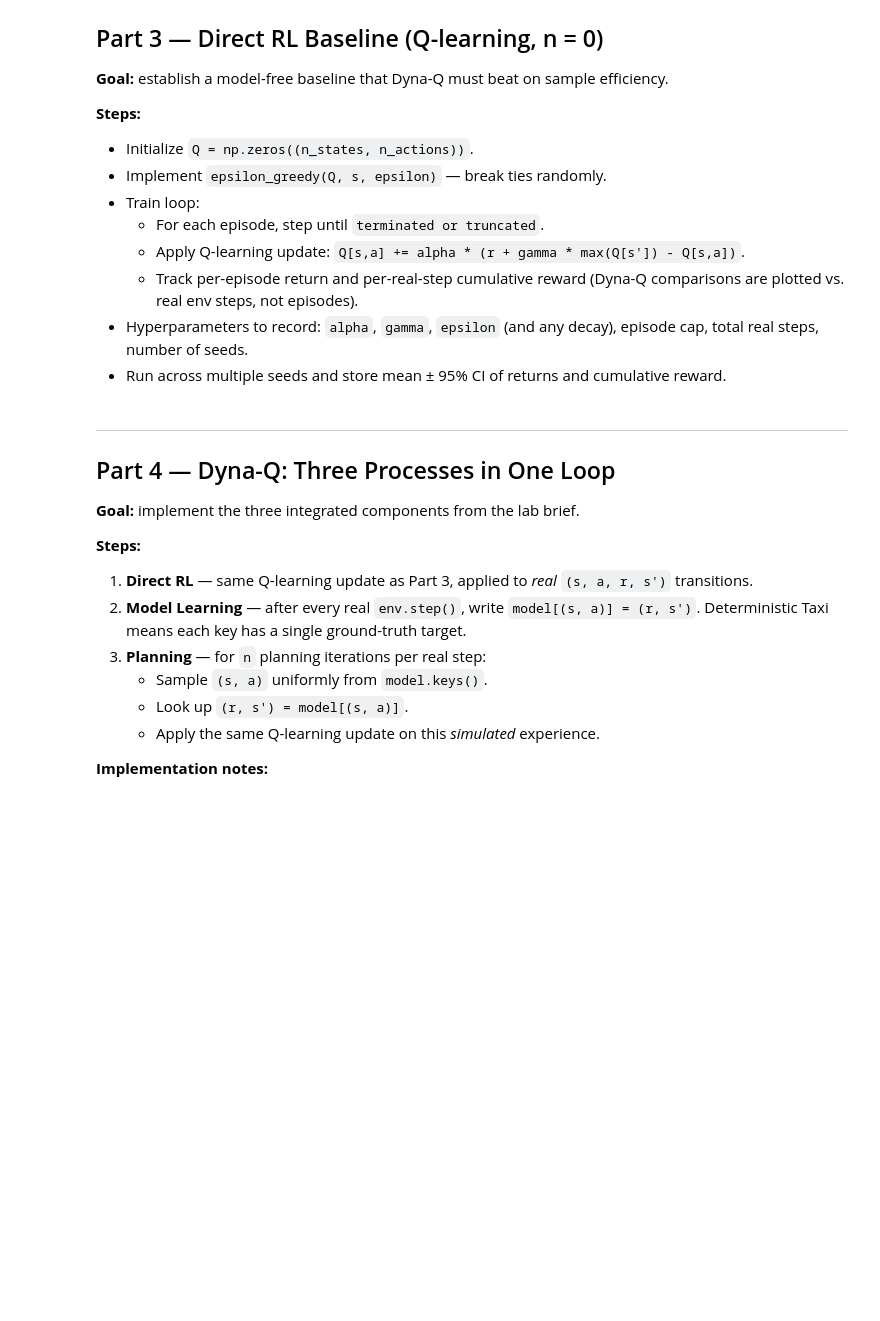
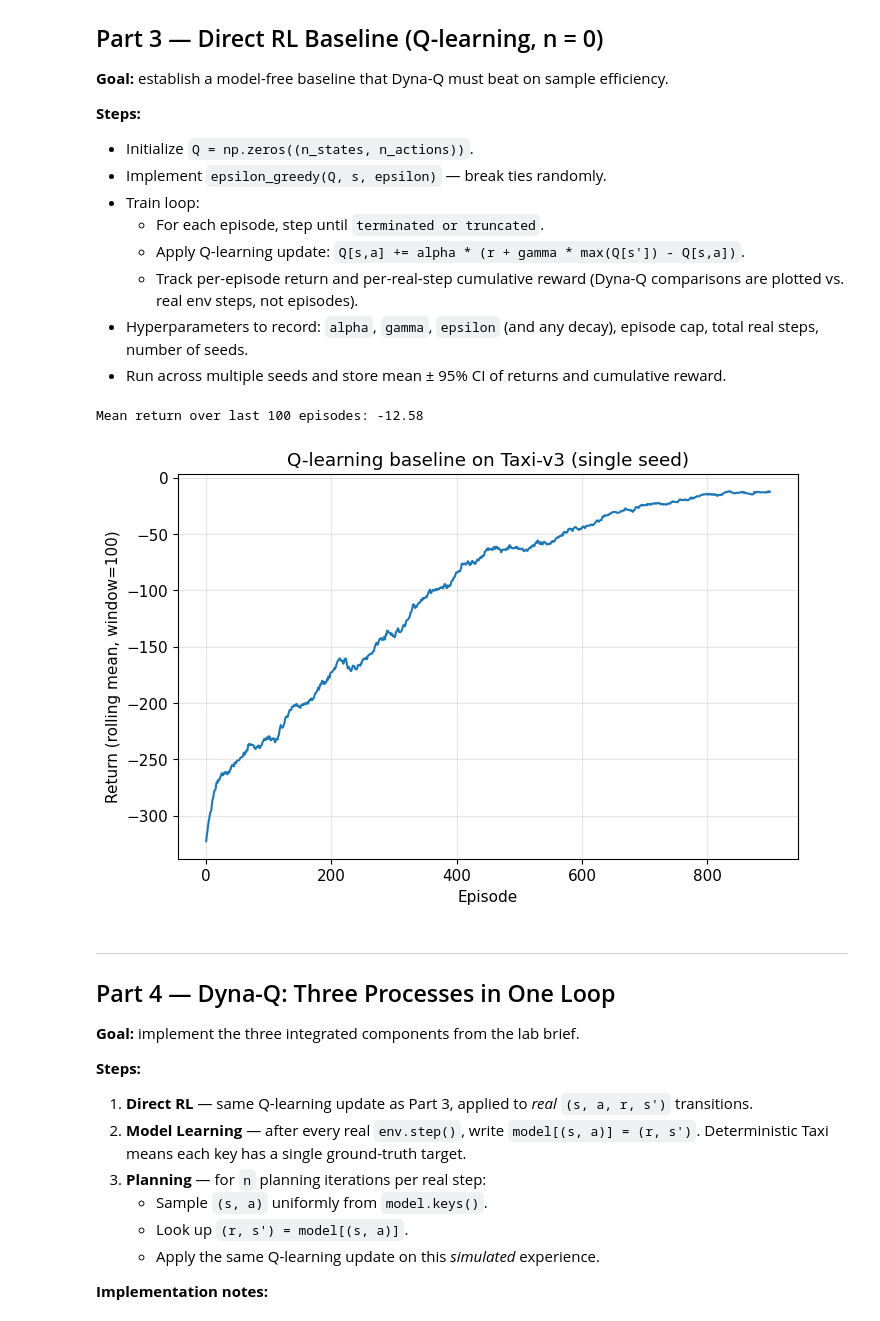
Before and after one commit to cooper-rm/rl_planning_and_learning, a Jupyter notebook: Cooper_Morgan_Lab7.ipynb, the cells around one changed output. Saved outputs shown, nothing was run; the diff lists cells and outputs as text; code cells hidden in the pictures; blank space fills up the shorter version.

```diff
--- a/Cooper_Morgan_Lab7.ipynb
+++ b/Cooper_Morgan_Lab7.ipynb
@@ -61,3 +89,23 @@ Implement Dyna-Q on Gymnasium's **Taxi-v3** to study how integrating a learned m
   - **Termination:** successful dropoff; episodes also truncate after a step cap.
 - Run a single random-policy episode just to verify the API contract; do **not** include this output in the final PDF.
 - Note Taxi's properties relevant to Dyna-Q: small, discrete, deterministic transitions and rewards → a tabular dict model is exact and cheap.
+# %%
+env = gym.make("Taxi-v3")
+env.action_space.seed(SEED)
+
+n_states = env.observation_space.n
+n_actions = env.action_space.n
+print(f"States: {n_states}, Actions: {n_actions}")
+
+# Random-policy smoke test to confirm the Gymnasium 5-tuple step API.
+obs, info = env.reset(seed=SEED)
+total_reward, steps = 0.0, 0
+terminated = truncated = False
+while not (terminated or truncated):
+    action = env.action_space.sample()
+    obs, reward, terminated, truncated, info = env.step(action)
+    total_reward += float(reward)
+    steps += 1
+
+print(f"Random episode: {steps} steps, total reward = {total_reward}")
+env.close()
@@ -78,6 +129,61 @@ Implement Dyna-Q on Gymnasium's **Taxi-v3** to study how integrating a learned m
   - Track per-episode return and per-real-step cumulative reward (Dyna-Q comparisons are plotted vs. real env steps, not episodes).
 - Hyperparameters to record: `alpha`, `gamma`, `epsilon` (and any decay), episode cap, total real steps, number of seeds.
 - Run across multiple seeds and store mean ± 95% CI of returns and cumulative reward.
+# %%
+ALPHA = 0.1
+GAMMA = 0.99
+EPSILON = 0.1
+NUM_EPISODES = 1000
+
+
+def epsilon_greedy(Q, s, epsilon, rng):
+    if rng.random() < epsilon:
+        return int(rng.integers(Q.shape[1]))
+    best = np.flatnonzero(Q[s] == Q[s].max())
+    return int(rng.choice(best))
+
+
+def q_learning(env, num_episodes, alpha, gamma, epsilon, seed):
+    rng = np.random.default_rng(seed)
+    env.action_space.seed(seed)
+    Q = np.zeros((n_states, n_actions))
+    returns = np.zeros(num_episodes)
+
+    s, _ = env.reset(seed=seed)
+    for ep in range(num_episodes):
+        if ep > 0:
+            s, _ = env.reset()
+        ep_return = 0.0
+        terminated = truncated = False
+        while not (terminated or truncated):
+            a = epsilon_greedy(Q, s, epsilon, rng)
+            s_next, r, terminated, truncated, _ = env.step(a)
+            r = float(r)
+            Q[s, a] += alpha * (r + gamma * Q[s_next].max() - Q[s, a])
+            s = s_next
+            ep_return += r
+        returns[ep] = ep_return
+
+    return Q, returns
+
+
+env = gym.make("Taxi-v3")
+Q_baseline, returns_baseline = q_learning(env, NUM_EPISODES, ALPHA, GAMMA, EPSILON, seed=SEED)
+env.close()
+
+print(f"Mean return over last 100 episodes: {returns_baseline[-100:].mean():.2f}")
+
+window = 100
+smoothed = np.convolve(returns_baseline, np.ones(window) / window, mode="valid")
+plt.figure()
+plt.plot(smoothed)
+plt.xlabel("Episode")
+plt.ylabel(f"Return (rolling mean, window={window})")
+plt.title("Q-learning baseline on Taxi-v3 (single seed)")
+plt.show()
+# %% [output]
+Mean return over last 100 episodes: -12.58
+[figure, added]
 # %% [markdown]
 ---
 
```
Also changed, not shown: parts of 14 cells of this notebook, 9 other files.
